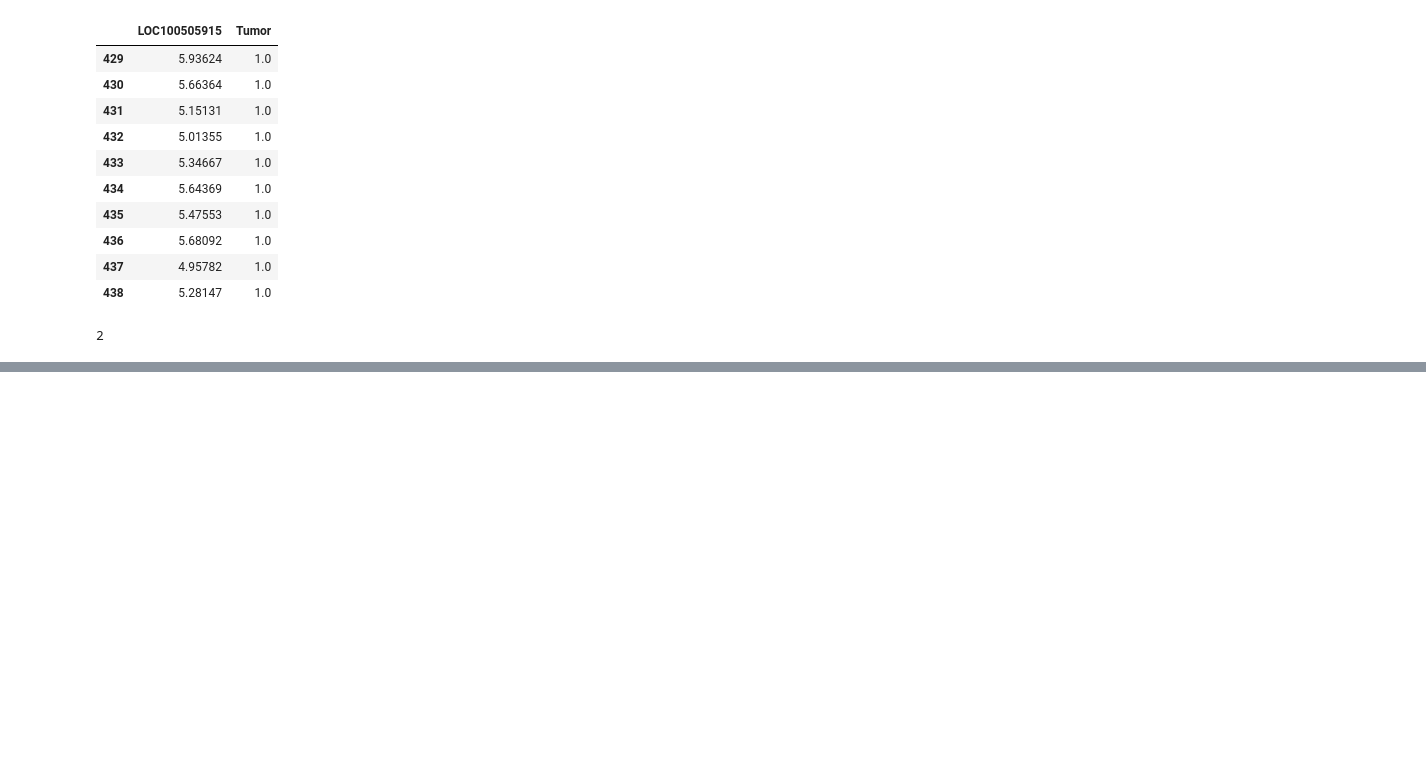
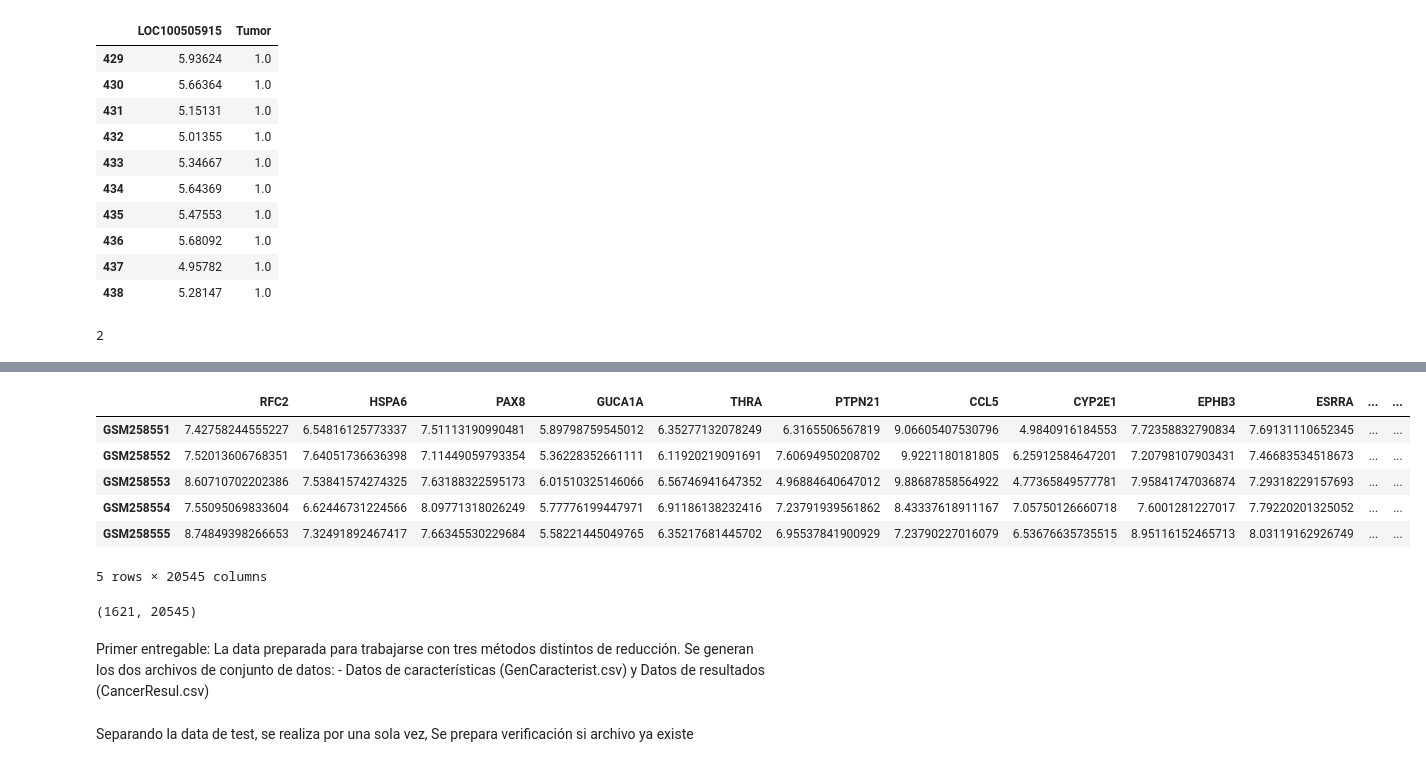
Before and after one commit to Jantunev/ProyectoML, a Jupyter notebook: 1_OrdenarData.ipynb, the cells around one changed output, grey strips where cells are left out. Saved outputs shown, nothing was run; the diff lists cells and outputs as text; code cells hidden in the pictures; blank space fills up the shorter version.

Commit message:
Separacion_Train Test

```diff
--- a/1_OrdenarData.ipynb
+++ b/1_OrdenarData.ipynb
@@ -187,2 +197,6 @@ print(df7['Tumor'].nunique())
 # %%
 df2.to_csv('CancerPulmon_ds.csv',header=True,index=True)
+# %%
+df_caract=df7.drop('Tumor',axis=1)
+df_result=df7.drop(df_caract,axis=1)
+df_caract.head()
@@ -188,0 +220,19 @@ df2.to_csv('CancerPulmon_ds.csv',header=True,index=True)
+# %%
+nombres=df_caract['sample_name']
+df_caract.rename(mapper=nombres,axis=0,inplace=True)
+df_caract=df_caract.drop(['sample_name'],axis=1)
+df_caract.head()
+# %% [output]
+|  | RFC2 | HSPA6 | PAX8 | GUCA1A | THRA | PTPN21 | CCL5 | CYP2E1 | EPHB3 | ESRRA | ... | ... |
+| GSM258551 | 7.42758244555227 | 6.54816125773337 | 7.51113190990481 | 5.89798759545012 | 6.35277132078249 | 6.3165506567819 | 9.06605407530796 | 4.9840916184553 | 7.72358832790834 | 7.69131110652345 | ... | ... |
+| GSM258552 | 7.52013606768351 | 7.64051736636398 | 7.11449059793354 | 5.36228352661111 | 6.11920219091691 | 7.60694950208702 | 9.9221180181805 | 6.25912584647201 | 7.20798107903431 | 7.46683534518673 | ... | ... |
+| GSM258553 | 8.60710702202386 | 7.53841574274325 | 7.63188322595173 | 6.01510325146066 | 6.56746941647352 | 4.96884640647012 | 9.88687858564922 | 4.77365849577781 | 7.95841747036874 | 7.29318229157693 | ... | ... |
+| GSM258554 | 7.55095069833604 | 6.62446731224566 | 8.09771318026249 | 5.77776199447971 | 6.91186138232416 | 7.23791939561862 | 8.43337618911167 | 7.05750126660718 | 7.6001281227017 | 7.79220201325052 | ... | ... |
+| GSM258555 | 8.74849398266653 | 7.32491892467417 | 7.66345530229684 | 5.58221445049765 | 6.35217681445702 | 6.95537841900929 | 7.23790227016079 | 6.53676635735515 | 8.95116152465713 | 8.03119162926749 | ... | ... |
+5 rows × 20545 columns
+# %%
+df_caract.shape
+# %% [output]
+(1621, 20545)
+# %% [markdown]
+Primer entregable: La data preparada para trabajarse con tres métodos distintos de reducción. Se generan los dos archivos de conjunto de datos: - Datos de características (GenCaracterist.csv) y Datos de resultados (CancerResul.csv)
@@ -188,0 +243,2 @@ df2.to_csv('CancerPulmon_ds.csv',header=True,index=True)
+# %% [markdown]
+Separando la data de test, se realiza por una sola vez, Se prepara verificación si archivo ya existe
```
Also changed, not shown: parts of 15 cells of this notebook.
